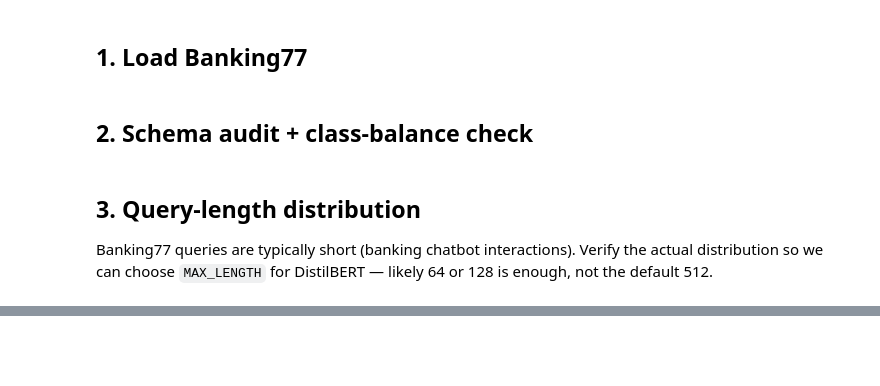
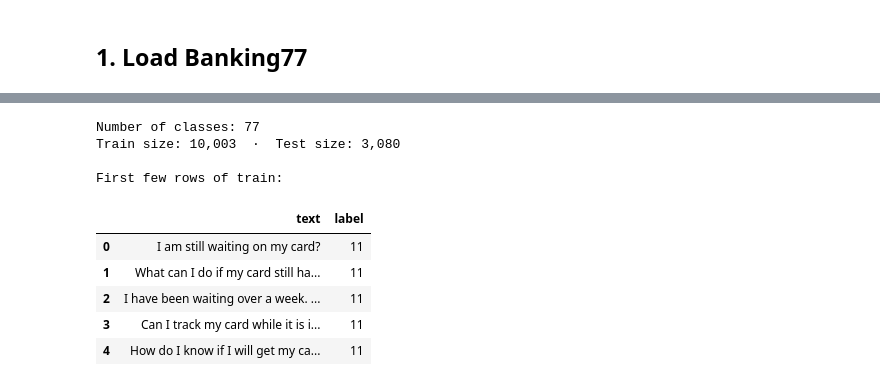
Before and after one commit to louisgrochla/ds-llm-judge-vs-small-model, a Jupyter notebook: notebooks/01_data_prep.ipynb, the cells around one changed output, grey strips where cells are left out. Drawn from its saved outputs; the diff is of its cells as text; code cells hidden in the pictures; blank space fills up the shorter version.

```diff
--- a/notebooks/01_data_prep.ipynb
+++ b/notebooks/01_data_prep.ipynb
@@ -37,2 +19,0 @@ print(f'Train size: {len(train_df)}; test size: {len(test_df)}')
-# %% [markdown]
-## 2. Schema audit + class-balance check
@@ -42,4 +19,0 @@ print(f'Train size: {len(train_df)}; test size: {len(test_df)}')
-# %% [markdown]
-## 3. Query-length distribution
-
-Banking77 queries are typically short (banking chatbot interactions). Verify the actual distribution so we can choose `MAX_LENGTH` for DistilBERT — likely 64 or 128 is enough, not the default 512.
@@ -47,0 +20,30 @@ Banking77 queries are typically short (banking chatbot interactions). Verify the
+# %%
+import json
+from pathlib import Path
+
+import numpy as np
+import pandas as pd
+from huggingface_hub import hf_hub_download
+
+PROCESSED_DIR = Path('../data/processed')
+PROCESSED_DIR.mkdir(parents=True, exist_ok=True)
+
+# PolyAI/banking77 ships an old script-based loader pointing at a dead GitHub URL.
+# Bypass it by loading from HF Hub's auto-generated parquet revision instead.
+REPO = 'PolyAI/banking77'
+PARQUET_REV = 'refs/convert/parquet'
+train_path = hf_hub_download(REPO, 'default/train/0000.parquet', revision=PARQUET_REV, repo_type='dataset')
+test_path = hf_hub_download(REPO, 'default/test/0000.parquet', revision=PARQUET_REV, repo_type='dataset')
+
+train_df = pd.read_parquet(train_path)
+test_df = pd.read_parquet(test_path)
+
+# Label names live in dataset_infos.json on the main branch
+infos_path = hf_hub_download(REPO, 'dataset_infos.json', repo_type='dataset')
+label_names = list(json.load(open(infos_path)).values())[0]['features']['label']['names']
+
+print(f'Number of classes: {len(label_names)}')
+print(f'Train size: {len(train_df):,}  ·  Test size: {len(test_df):,}')
+print(f'\nFirst few rows of train:')
+display(train_df.head())
+# %% [output]
@@ -47,0 +51,10 @@ Banking77 queries are typically short (banking chatbot interactions). Verify the
+Number of classes: 77
+Train size: 10,003  ·  Test size: 3,080
+
+First few rows of train:
+|  | text | label |
+| 0 | I am still waiting on my card? | 11 |
+| 1 | What can I do if my card still ha... | 11 |
+| 2 | I have been waiting over a week. ... | 11 |
+| 3 | Can I track my card while it is i... | 11 |
+| 4 | How do I know if I will get my ca... | 11 |
```
Also changed, not shown: parts of 25 cells of this notebook, 1 other file.
